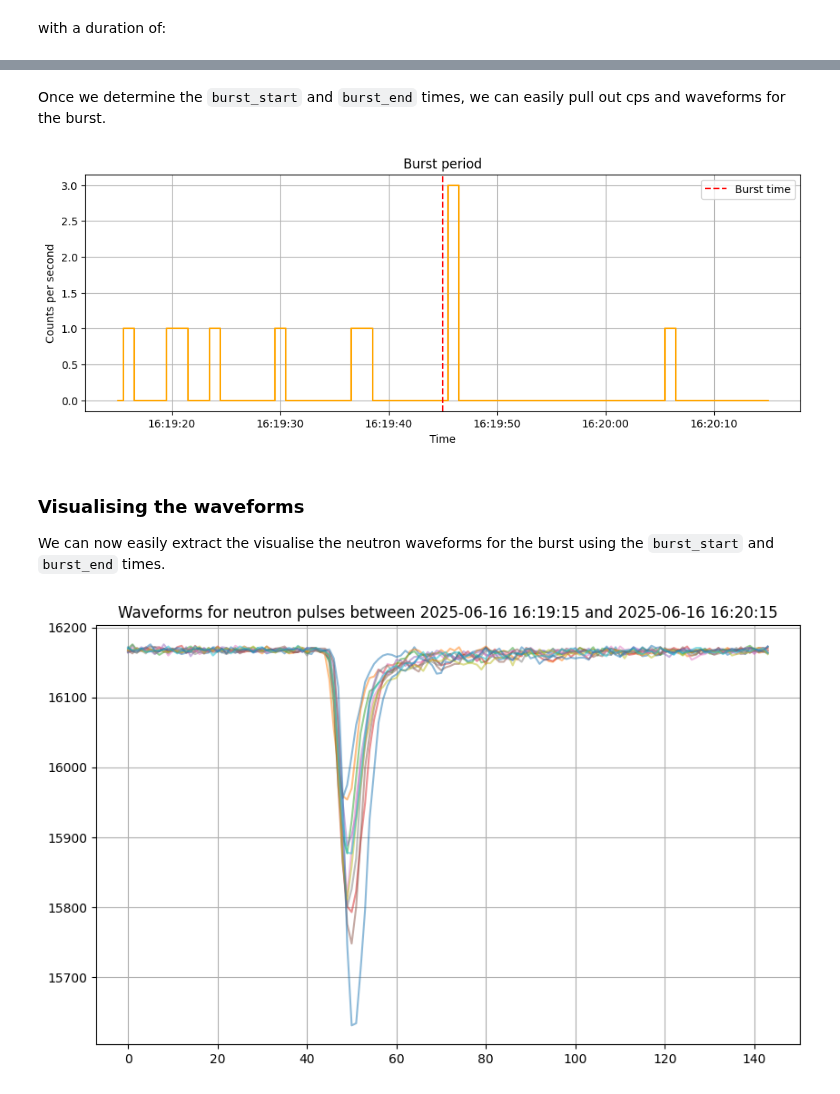
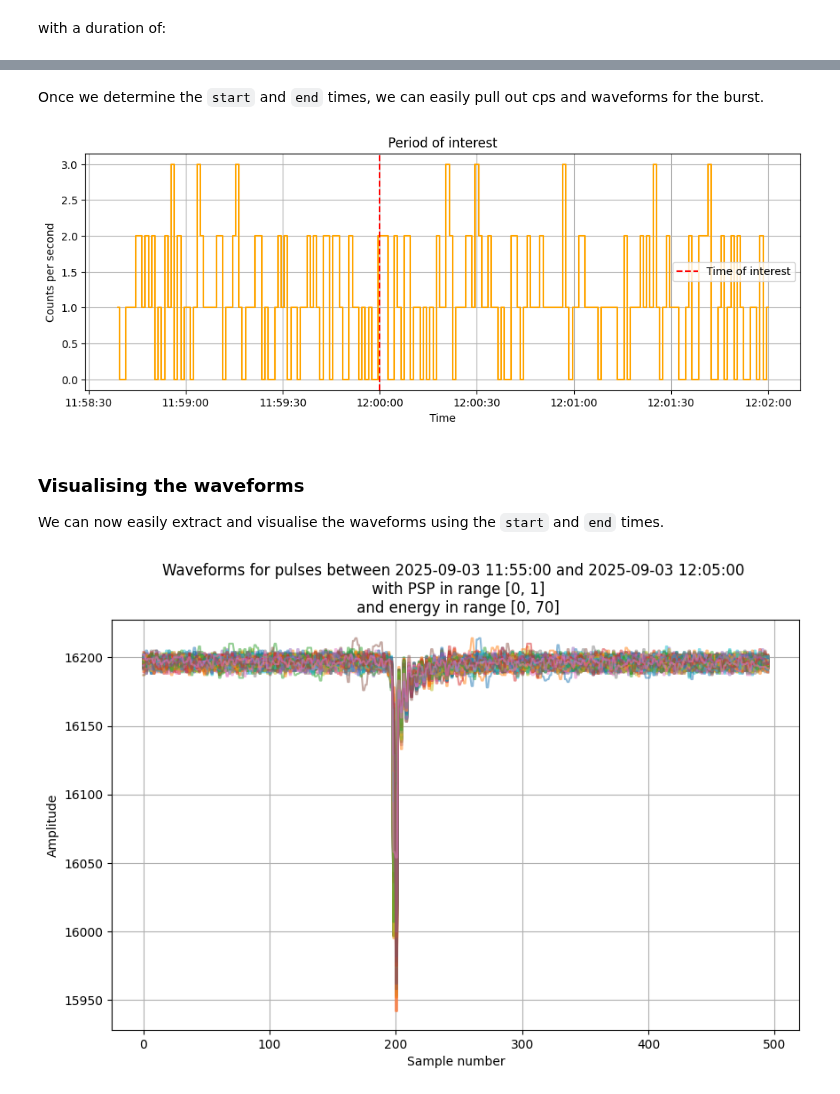
Before and after one commit to project-ida/arpa-e-experiments, a Jupyter notebook: templates/neutron-waveform-extraction-starter.ipynb, the cells around one changed output, grey strips where cells are left out. Saved outputs shown, nothing was run; the diff lists cells and outputs as text; code cells hidden in the pictures.

Commit message:
Updates to neutron-waveform-extraction-starter

```diff
--- a/templates/neutron-waveform-extraction-starter.ipynb
+++ b/templates/neutron-waveform-extraction-starter.ipynb
@@ -188,3 +188,7 @@ else:
+# %%
+filtered = df_pulses[(df_pulses['PSP'] > psp_range[0]) & (df_pulses['PSP'] < psp_range[1])]
+
+filtered = filtered[(filtered['Energy'] > energy_range[0]) & (filtered['Energy'] < energy_range[1])]
 # %% [markdown]
 ### Visualising the counts
 
@@ -192,6 +196,6 @@ Let's now do a sanity check and visualise the counts per second over the entire
 
 We'll also mark the burst time:
 # %%
-burst_time = pd.to_datetime(burst_time)
-print(burst_time)
+time = pd.to_datetime(time)
+print(time)
 # %% [output]
@@ -221,6 +222,6 @@ print(burst_time)
 # %% [markdown]
 with a duration of:
 # %%
-burst_duration = pd.to_timedelta(burst_duration, unit='s')
-print(burst_duration)
+duration = pd.to_timedelta(duration, unit='s')
+print(duration)
 # %% [output]
@@ -228,2 +229,2 @@ print(burst_duration)
 # %% [markdown]
-Once we determine the `burst_start` and `burst_end` times, we can easily pull out cps and waveforms for the burst.
+Once we determine the `start` and `end` times, we can easily pull out cps and waveforms for the burst.
@@ -233,32 +231,32 @@ burst_end = burst_time + burst_duration/2
+# %%
+start = time - duration/2
+end = time + duration/2
 # %%
-if psp_threshold:
-  plt.figure(figsize=(12, 4))
-  plt.plot(cps[burst_start:burst_end], drawstyle='steps-mid', color='orange')
-  plt.axvline(burst_time, color='r', linestyle='--', label="Burst time")
-  plt.title('Burst period')
-  plt.xlabel('Time')
-  plt.ylabel('Counts per second')
-  plt.legend()
-  plt.grid(True)
-  plt.show()
-else:
-  print("‼️ PSP threshold not found ‼️ ")
+plt.figure(figsize=(12, 4))
+plt.plot(cps[start:end], drawstyle='steps-mid', color='orange')
+plt.axvline(time, color='r', linestyle='--', label="Time of interest")
+plt.title('Period of interest')
+plt.xlabel('Time')
+plt.ylabel('Counts per second')
+plt.legend()
+plt.grid(True)
+plt.show()
 # %% [output]
-[figure, old version]
+[figure, new version]
 # %% [markdown]
 ### Visualising the waveforms
 
-We can now easily extract the visualise the neutron waveforms for the burst using the `burst_start` and `burst_end` times.
+We can now easily extract and visualise the waveforms using the `start` and `end` times.
 # %%
-if psp_threshold:
-  df_burst = neutrons[burst_start:burst_end]
-  plt.figure(figsize=(10, 6))
-  for wf in df_burst['Waveform']:
-      plt.plot(wf, alpha=0.5)
-  plt.title(f'Waveforms for neutron pulses between {burst_start} and {burst_end}')
-  plt.grid(True)
-  plt.show()
-else:
-  print("‼️ PSP threshold not found ‼️ ")
+df_period = filtered[start:end]
+
+plt.figure(figsize=(10, 6))
+for wf in df_period['Waveform']:
+    plt.plot(wf, alpha=0.5)
+plt.title(f'Waveforms for pulses between {start} and {end} \n with PSP in range {psp_range}\n and energy in range {energy_range}')
+plt.xlabel('Sample number')
+plt.ylabel('Amplitude')
+plt.grid(True)
+plt.show()
 # %% [output]
-[figure, old version]
+[figure, new version]
```
Also changed, not shown: parts of 21 cells of this notebook.
